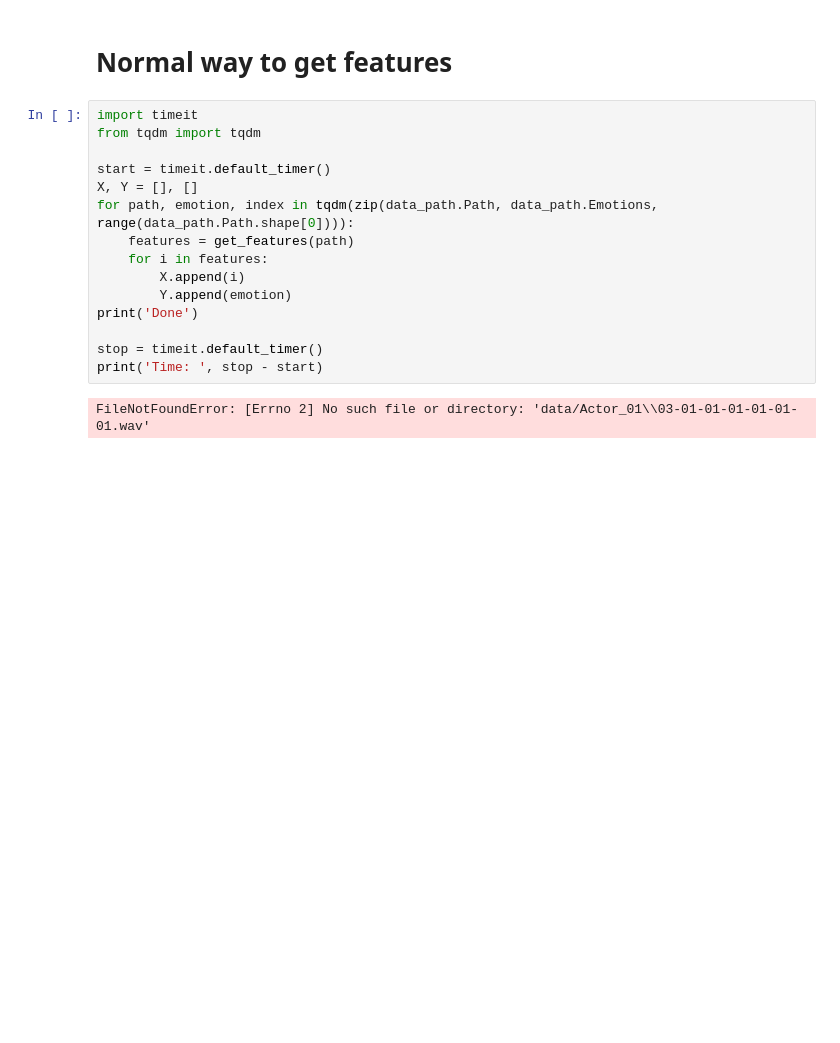
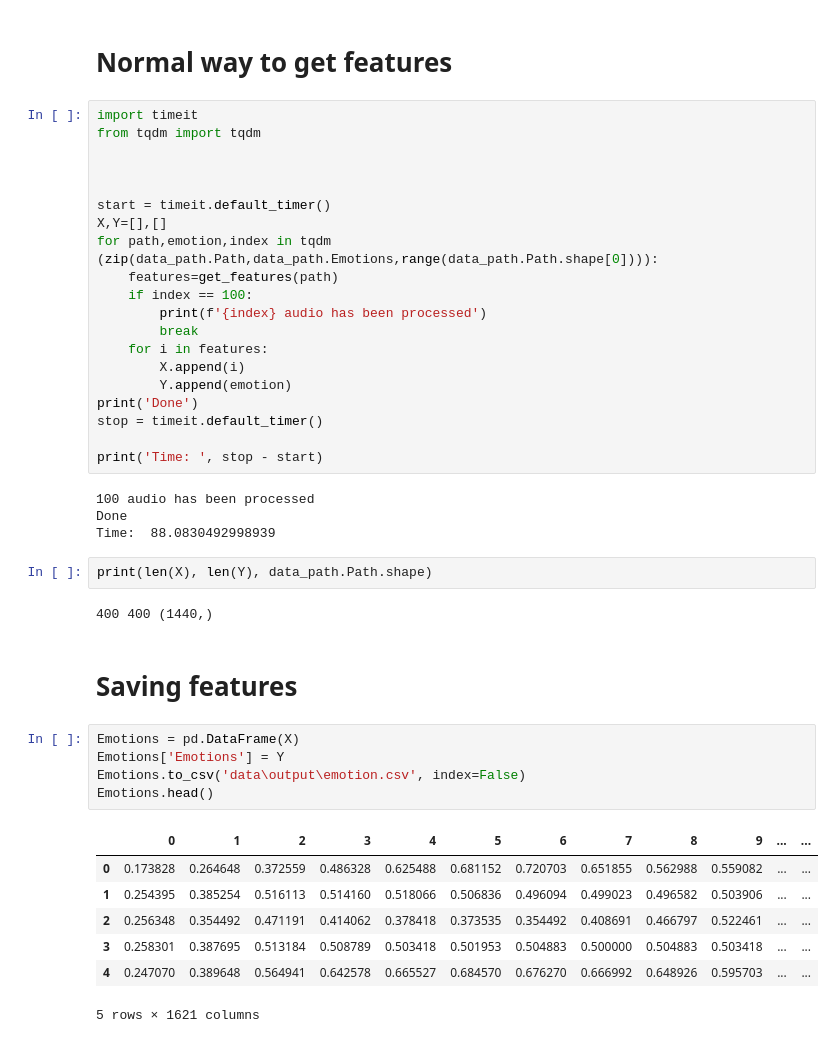
Before and after one commit to habibiramadhan/Speech-Emotion-Recognition---Model, a Jupyter notebook: model.ipynb, the cells around one changed output. Saved outputs shown, nothing was run; the diff lists cells and outputs as text; blank space fills up the shorter version.

```diff
--- a/model.ipynb
+++ b/model.ipynb
@@ -333,16 +331,42 @@ Number of processors:  8
 import timeit
 from tqdm import tqdm
 
+
+
 start = timeit.default_timer()
-X, Y = [], []
-for path, emotion, index in tqdm(zip(data_path.Path, data_path.Emotions, range(data_path.Path.shape[0]))):
-    features = get_features(path)
+X,Y=[],[]
+for path,emotion,index in tqdm (zip(data_path.Path,data_path.Emotions,range(data_path.Path.shape[0]))):
+    features=get_features(path)
+    if index == 100:
+        print(f'{index} audio has been processed')
+        break
     for i in features:
         X.append(i)
         Y.append(emotion)
 print('Done')
+stop = timeit.default_timer()
 
-stop = timeit.default_timer()
 print('Time: ', stop - start)
 # %% [output]
-FileNotFoundError: [Errno 2] No such file or directory: 'data/Actor_01\\03-01-01-01-01-01-01.wav'
+100 audio has been processed
+Done
+Time:  88.0830492998939
+# %%
+print(len(X), len(Y), data_path.Path.shape)
+# %% [output]
+400 400 (1440,)
+# %% [markdown]
+# Saving features
+# %%
+Emotions = pd.DataFrame(X)
+Emotions['Emotions'] = Y
+Emotions.to_csv('data\output\emotion.csv', index=False)
+Emotions.head()
+# %% [output]
+|  | 0 | 1 | 2 | 3 | 4 | 5 | 6 | 7 | 8 | 9 | ... | ... |
+| 0 | 0.173828 | 0.264648 | 0.372559 | 0.486328 | 0.625488 | 0.681152 | 0.720703 | 0.651855 | 0.562988 | 0.559082 | ... | ... |
+| 1 | 0.254395 | 0.385254 | 0.516113 | 0.514160 | 0.518066 | 0.506836 | 0.496094 | 0.499023 | 0.496582 | 0.503906 | ... | ... |
+| 2 | 0.256348 | 0.354492 | 0.471191 | 0.414062 | 0.378418 | 0.373535 | 0.354492 | 0.408691 | 0.466797 | 0.522461 | ... | ... |
+| 3 | 0.258301 | 0.387695 | 0.513184 | 0.508789 | 0.503418 | 0.501953 | 0.504883 | 0.500000 | 0.504883 | 0.503418 | ... | ... |
+| 4 | 0.247070 | 0.389648 | 0.564941 | 0.642578 | 0.665527 | 0.684570 | 0.676270 | 0.666992 | 0.648926 | 0.595703 | ... | ... |
+5 rows × 1621 columns
```
Also changed, not shown: parts of 36 cells of this notebook, 5 other files.
